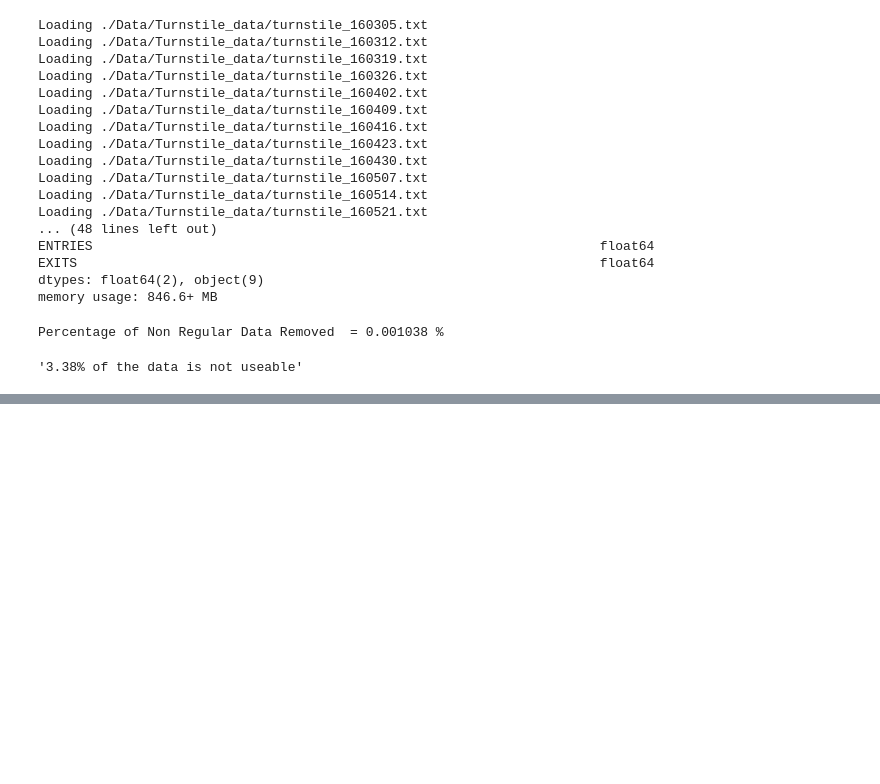
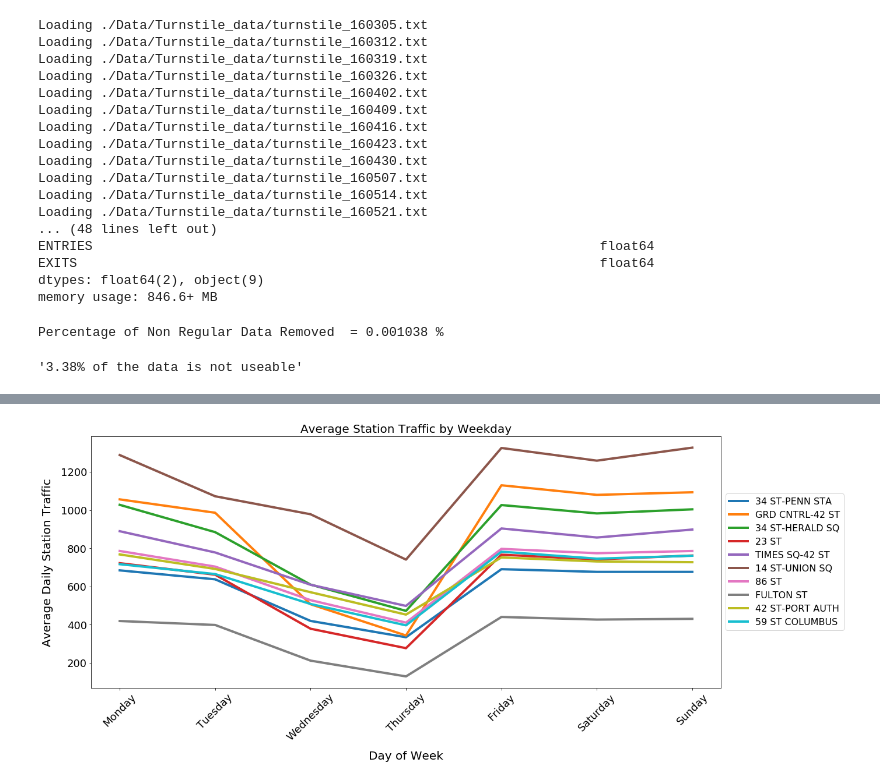
Before and after one commit to MohammadBakir/Project-Benson, a Jupyter notebook: Project Benson.ipynb, the cells around one changed output, grey strips where cells are left out. Saved outputs shown, nothing was run; the diff lists cells and outputs as text; code cells hidden in the pictures; blank space fills up the shorter version.

```diff
--- a/Project Benson.ipynb
+++ b/Project Benson.ipynb
@@ -146,0 +185,31 @@ array([datetime.time(15, 0), datetime.time(19, 0), datetime.time(23, 0),
+# %%
+#Group data by station and day of week to find average daily visitors per station.
+#Reset index of new dataframe to be used to extract top ten stations.
+average_daily_station_entries = df.groupby(['STATION','DOW']).mean()[['TOTAL_TRAFFIC']].reset_index()
+# %%
+#Generate Data frame with top 10 stations
+average_daily_total_per_station= average_daily_station_entries[average_daily_station_entries['STATION'].isin(top10_sum)].copy()
+# %%
+#TODO: Figure out why days do not appear on the graph
+# for each station, plot the traffic by weekday
+weekday_list = ['','Monday','Tuesday','Wednesday', 'Thursday', 'Friday', 'Saturday', 'Sunday']
+fig = plt.figure(figsize = (15, 6))
+
+x = range(0,7)
+axes = fig.add_axes([0, 0, 1, 1])
+
+for station in top10_sum:
+    y = average_daily_total_per_station[average_daily_total_per_station['STATION'] == station]['TOTAL_TRAFFIC']
+    axes.plot(x, y, label = station, linewidth=4.0)
+
+
+axes.set_xlabel('Day of Week', fontsize = 20)
+axes.set_ylabel('Average Daily Station Traffic', fontsize = 20)
+axes.set_title('Average Station Traffic by Weekday', fontsize = 20)
+axes.set_xticklabels(weekday_list,rotation=45, fontsize = 18)
+axes.yaxis.set_label_coords(-.06,.5)
+axes.xaxis.set_label_coords(.5,-0.25)
+axes.legend(fontsize=16, loc='center left', bbox_to_anchor=(1, 0.5));
+axes.tick_params(labelsize=18)
+# %% [output]
+[figure, added]
```
Also changed, not shown: parts of 10 cells of this notebook.
